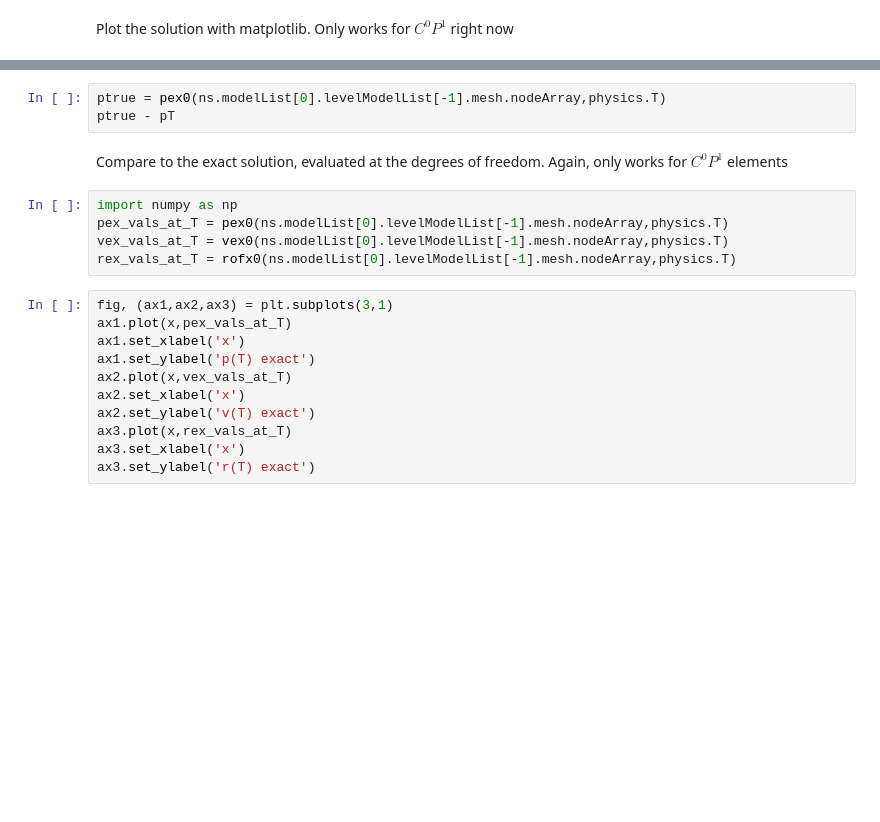
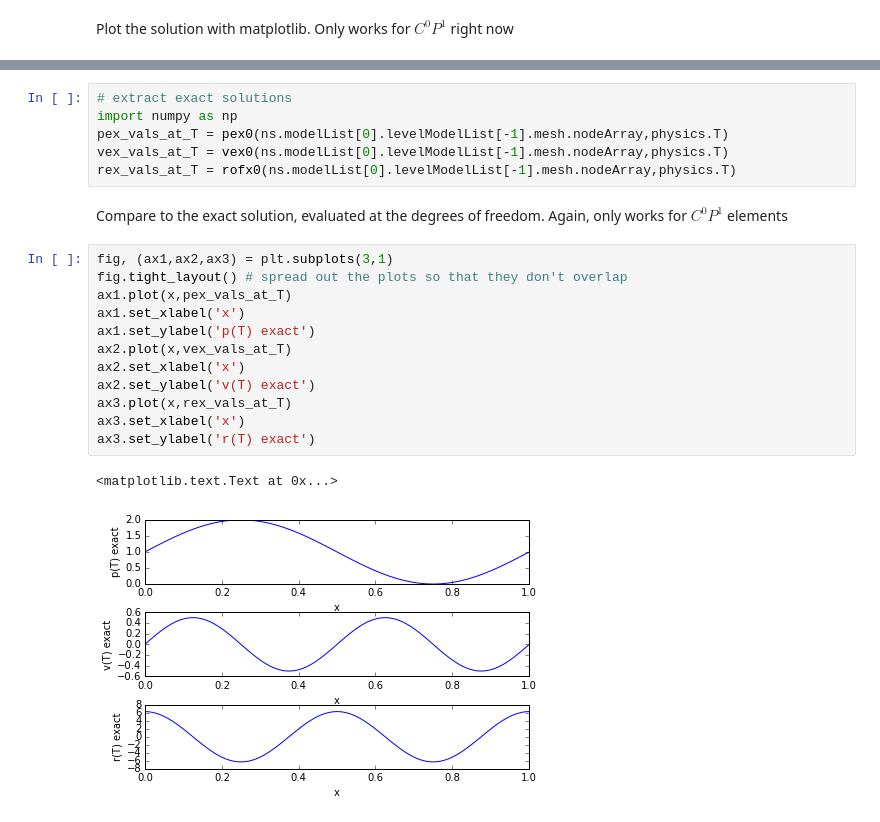
Before and after one commit to erdc/proteus-ps, a Jupyter notebook: NavierStokes-Example.ipynb, the cells around one changed output, grey strips where cells are left out. Saved outputs shown, nothing was run; the diff lists cells and outputs as text; blank space fills up the shorter version.

```diff
--- a/NavierStokes-Example.ipynb
+++ b/NavierStokes-Example.ipynb
@@ -337,22 +354,24 @@ else:
-# %%
-ptrue = pex0(ns.modelList[0].levelModelList[-1].mesh.nodeArray,physics.T)
-ptrue - pT
+# %%
+# extract exact solutions
+import numpy as np
+pex_vals_at_T = pex0(ns.modelList[0].levelModelList[-1].mesh.nodeArray,physics.T)
+vex_vals_at_T = vex0(ns.modelList[0].levelModelList[-1].mesh.nodeArray,physics.T)
+rex_vals_at_T = rofx0(ns.modelList[0].levelModelList[-1].mesh.nodeArray,physics.T)
 # %% [markdown]
 Compare to the exact solution, evaluated at the degrees of freedom. Again, only works for $C^0 P^1$ elements
-# %%
-import numpy as np
-pex_vals_at_T = pex0(ns.modelList[0].levelModelList[-1].mesh.nodeArray,physics.T)
-vex_vals_at_T = vex0(ns.modelList[0].levelModelList[-1].mesh.nodeArray,physics.T)
-rex_vals_at_T = rofx0(ns.modelList[0].levelModelList[-1].mesh.nodeArray,physics.T)
 # %%
 fig, (ax1,ax2,ax3) = plt.subplots(3,1)
+fig.tight_layout() # spread out the plots so that they don't overlap
 ax1.plot(x,pex_vals_at_T)
 ax1.set_xlabel('x')
 ax1.set_ylabel('p(T) exact')
 ax2.plot(x,vex_vals_at_T)
 ax2.set_xlabel('x')
 ax2.set_ylabel('v(T) exact')
 ax3.plot(x,rex_vals_at_T)
 ax3.set_xlabel('x')
 ax3.set_ylabel('r(T) exact')
+# %% [output]
+<matplotlib.text.Text at 0x...>
+[figure, added]
 # %%
```
Also changed, not shown: parts of 8 cells of this notebook.
